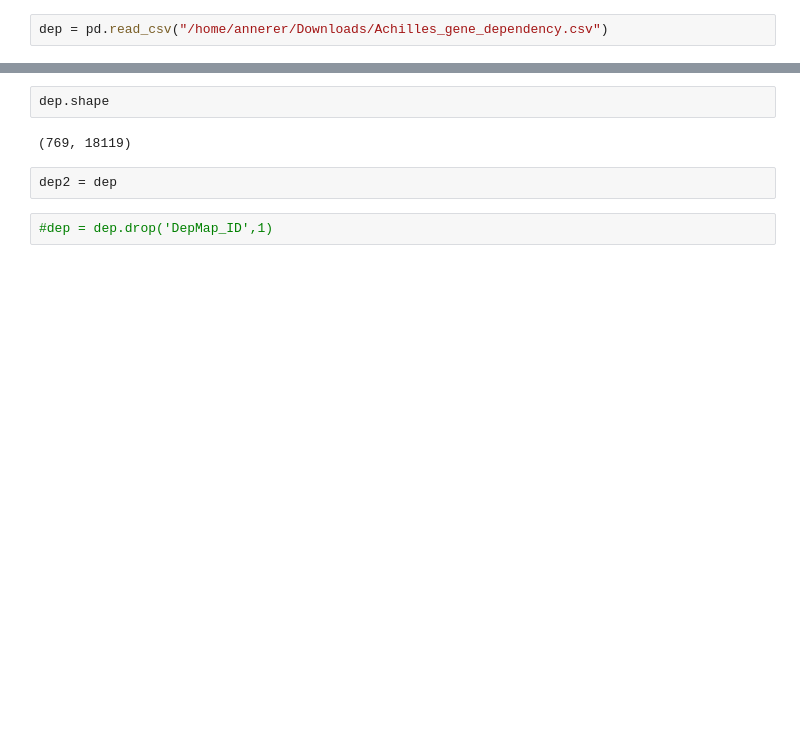
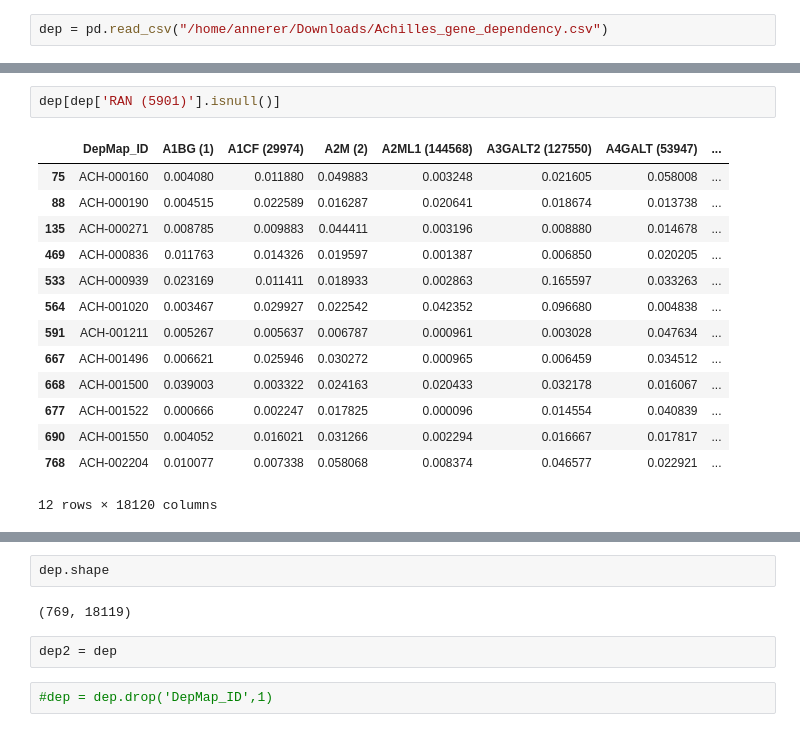
Before and after one commit to lannwal/projectlab, a Jupyter notebook: correlating_the_genes.ipynb, the cells around one changed output, grey strips where cells are left out. Saved outputs shown, nothing was run; the diff lists cells and outputs as text; blank space fills up the shorter version.

```diff
--- a/correlating_the_genes.ipynb
+++ b/correlating_the_genes.ipynb
@@ -24,0 +176,17 @@ Name: DepMap_ID, dtype: object
+# %%
+dep[dep['RAN (5901)'].isnull()]
+# %% [output]
+|  | DepMap_ID | A1BG (1) | A1CF (29974) | A2M (2) | A2ML1 (144568) | A3GALT2 (127550) | A4GALT (53947) | ... |
+| 75 | ACH-000160 | 0.004080 | 0.011880 | 0.049883 | 0.003248 | 0.021605 | 0.058008 | ... |
+| 88 | ACH-000190 | 0.004515 | 0.022589 | 0.016287 | 0.020641 | 0.018674 | 0.013738 | ... |
+| 135 | ACH-000271 | 0.008785 | 0.009883 | 0.044411 | 0.003196 | 0.008880 | 0.014678 | ... |
+| 469 | ACH-000836 | 0.011763 | 0.014326 | 0.019597 | 0.001387 | 0.006850 | 0.020205 | ... |
+| 533 | ACH-000939 | 0.023169 | 0.011411 | 0.018933 | 0.002863 | 0.165597 | 0.033263 | ... |
+| 564 | ACH-001020 | 0.003467 | 0.029927 | 0.022542 | 0.042352 | 0.096680 | 0.004838 | ... |
+| 591 | ACH-001211 | 0.005267 | 0.005637 | 0.006787 | 0.000961 | 0.003028 | 0.047634 | ... |
+| 667 | ACH-001496 | 0.006621 | 0.025946 | 0.030272 | 0.000965 | 0.006459 | 0.034512 | ... |
+| 668 | ACH-001500 | 0.039003 | 0.003322 | 0.024163 | 0.020433 | 0.032178 | 0.016067 | ... |
+| 677 | ACH-001522 | 0.000666 | 0.002247 | 0.017825 | 0.000096 | 0.014554 | 0.040839 | ... |
+| 690 | ACH-001550 | 0.004052 | 0.016021 | 0.031266 | 0.002294 | 0.016667 | 0.017817 | ... |
+| 768 | ACH-002204 | 0.010077 | 0.007338 | 0.058068 | 0.008374 | 0.046577 | 0.022921 | ... |
+12 rows × 18120 columns
```
Also changed, not shown: parts of 103 cells of this notebook, 1 other file.
